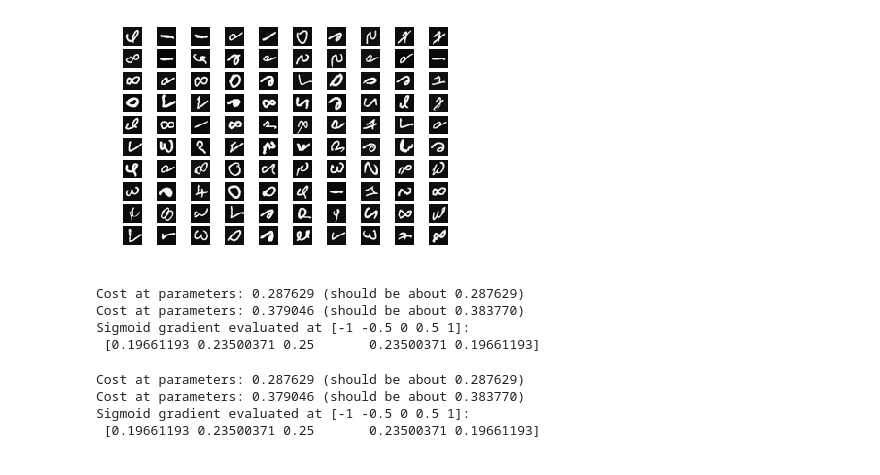
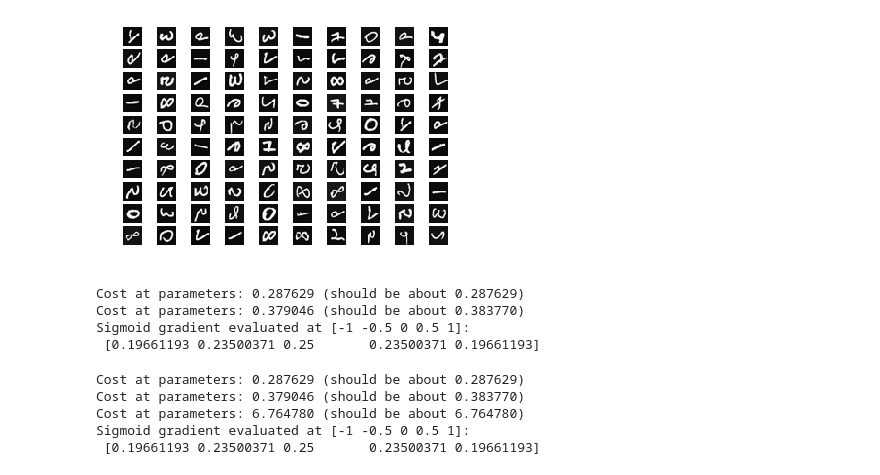
Before and after one commit to ptsurko/coursera_ml, a Jupyter notebook: ex4 - nn_back_propagation-universal.ipynb, the cells around one changed output. Drawn from its saved outputs; the diff is of its cells as text; code cells hidden in the pictures.

```diff
--- a/ex4 - nn_back_propagation-universal.ipynb
+++ b/ex4 - nn_back_propagation-universal.ipynb
@@ -18,53 +24,56 @@ y = mat.get('y')
 
 input_layer_size  = 400;  # 20x20 Input Images of Digits
 hidden_layer_size = 25;   # 25 hidden units
-hidden_layer_sizes = [25]
+hidden_layer_sizes = [25, 40, 50]
 output_layer_size = 10
 
 # layers = [input_layer_size, hidden_layer_size, output_layer_size]
-layer_sizes = [input_layer_size, *hidden_layer_sizes, output_layer_size]
+# layer_sizes = [input_layer_size, *hidden_layer_sizes, output_layer_size]
 
-layers = []
-size = 0
-for l1, l2 in zip(layer_sizes[:-1], layer_sizes[1:]):
-    size += l2 * (l1 + 1)
-    layers.append((l2, l1 + 1))
+# layers = []
+# size = 0
+# for l1, l2 in zip(layer_sizes[:-1], layer_sizes[1:]):
+#     size += l2 * (l1 + 1)
+#     layers.append((l2, l1 + 1))
 
-thetas = np.ones(size)
-# thetas = np.random.random(size)
+# for l in layers:
+#     print('l: ', l)
+
+# # thetas = np.ones(size)
+EPSILON = 0.12
 
 m = len(y)
 
 Theta1 = mat2.get('Theta1') # 25 x 401
 Theta2 = mat2.get('Theta2') # 10 x 26
 
 # thetas = np.concatenate((Theta1.flatten(), Theta2.flatten()))
 
 images_count = len(X)
 display_count = 10
 img_size = int(math.sqrt(len(X[0])))
 
 random_images = X[np.random.choice(len(X), display_count ** 2)]
 
 for i in range(display_count):
     for j in range(display_count):
         img_num = i * 10 + j
         img = random_images[img_num].reshape(img_size, img_size)
         plt.subplot(display_count, display_count, img_num + 1)
         plt.imshow(img, cmap='Greys_r')
         plt.axis('off')
 plt.show()
 
 ones = np.ones((images_count, 1))
 X = np.column_stack((ones, X))
 
 # y = y.ravel()
 # y[y == 10] = 0
 y_new = np.zeros((m, output_layer_size))
 y_new[np.arange(0, m),y.ravel() - 1] = 1
 y = y_new
 # %% [output]
-[figure, old version]
+[figure, new version]
 # %%
 def sigmoid(z):
     return 1.0 / (1.0 + np.exp(-z))
@@ -136,7 +158,7 @@ def predict(X, thetas):
     h, _ = predict_with_activations(X, thetas)
     return h
 
-def compute_cost(thetas_flat, layers, X, y, lambdaa=0, reg=True):
+def compute_cost(thetas_flat, layers, X, y, lambdaa=0):
     thetas = extract_thetas(thetas_flat, layers)
     h, _ = predict_with_activations(X, thetas)
 
@@ -145,11 +167,10 @@ def compute_cost(thetas_flat, layers, X, y, lambdaa=0, reg=True):
     for theta in thetas:
         theta_reg = theta[1:]
         cost += lambdaa / 2 / m * np.sum(theta_reg ** 2)
-
-#     print('cost: ', cost)
     return cost
 
 thetas_test = np.concatenate((Theta1.flatten(), Theta2.flatten()))
+layers = generate_layers([input_layer_size, 25, output_layer_size])
 
 cost = compute_cost(thetas_test, layers, X, y)
 print('Cost at parameters: {:.6f} (should be about 0.287629)'.format(cost));
@@ -157,11 +178,16 @@ print('Cost at parameters: {:.6f} (should be about 0.287629)'.format(cost));
 cost = compute_cost(thetas_test, layers, X, y, lambdaa=1)
 print('Cost at parameters: {:.6f} (should be about 0.383770)'.format(cost));
 
+thetas_test, layers = random_thetas([input_layer_size, 25, 30, 35, 45, output_layer_size], 20)
+cost = compute_cost(thetas_test, layers, X, y)
+print('Cost at parameters: {:.6f} (should be about 6.764780)'.format(cost));
+
 g = sigmoidGradient(sigmoid(np.array([-1, -0.5, 0, 0.5, 1])));
 print('Sigmoid gradient evaluated at [-1 -0.5 0 0.5 1]: \n {}'.format(g));
 # %% [output]
 Cost at parameters: 0.287629 (should be about 0.287629)
 Cost at parameters: 0.379046 (should be about 0.383770)
+Cost at parameters: 6.764780 (should be about 6.764780)
 Sigmoid gradient evaluated at [-1 -0.5 0 0.5 1]:
  [0.19661193 0.23500371 0.25       0.23500371 0.19661193]
 # %%
```
Also changed, not shown: parts of 5 cells of this notebook, 48 other files.
